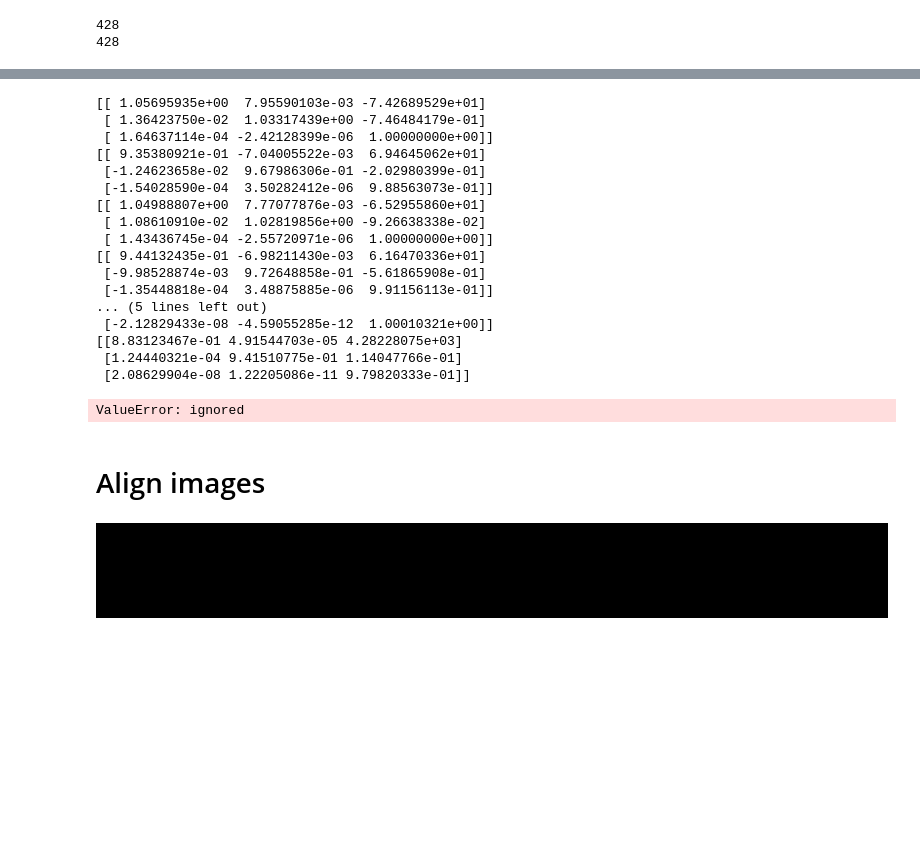
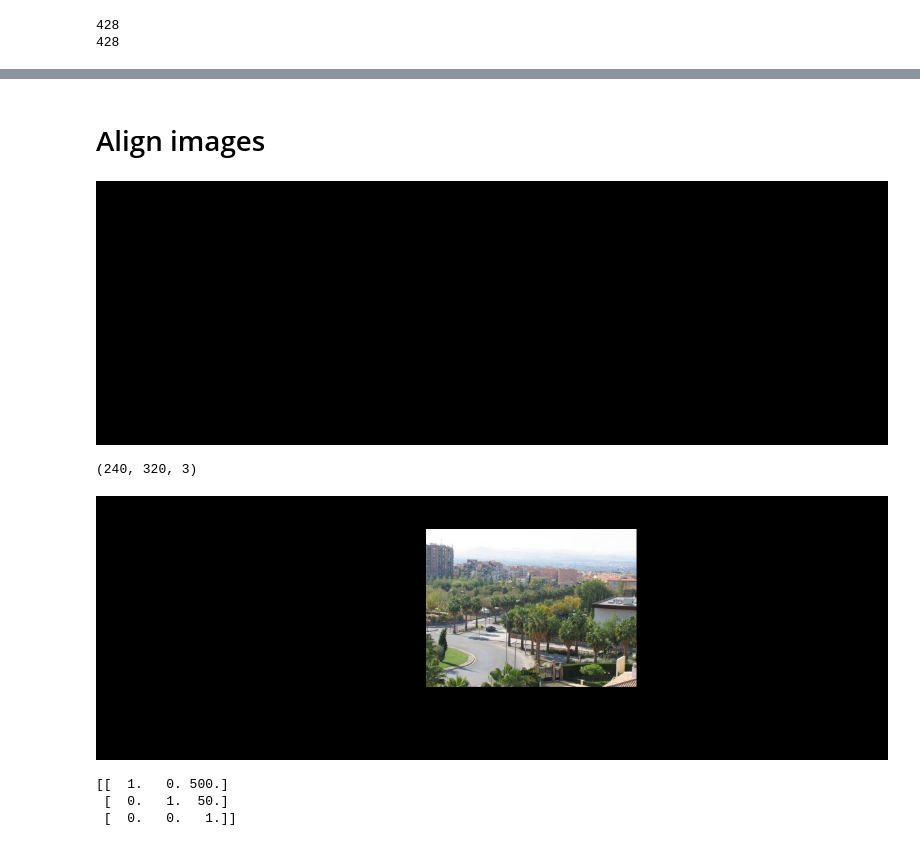
Before and after one commit to RoseSarlake/Computer-Vision, a Jupyter notebook: final.ipynb, the cells around one changed output, grey strips where cells are left out. Saved outputs shown, nothing was run; the diff lists cells and outputs as text; code cells hidden in the pictures; blank space fills up the shorter version.

```diff
--- a/final.ipynb
+++ b/final.ipynb
@@ -254,26 +267,0 @@ array([[1.10968901e+00, 6.18235468e-05, 4.84943480e+03],
-# %%
-print(myhomo[0])
-print(np.linalg.inv(myhomo[0]))
-print(myhomo[1])
-print(np.linalg.inv(myhomo[1]))
-print(myhomo[1]*myhomo[0])
-print(np.linalg.inv(myhomo[1]*myhomo[0]))
-print(np.multiply(np.linalg.inv(myhomo[0]),np.linalg.inv(myhomo[1])))
-# %% [output]
-[[ 1.05695935e+00  7.95590103e-03 -7.42689529e+01]
- [ 1.36423750e-02  1.03317439e+00 -7.46484179e-01]
- [ 1.64637114e-04 -2.42128399e-06  1.00000000e+00]]
-[[ 9.35380921e-01 -7.04005522e-03  6.94645062e+01]
- [-1.24623658e-02  9.67986306e-01 -2.02980399e-01]
- [-1.54028590e-04  3.50282412e-06  9.88563073e-01]]
-[[ 1.04988807e+00  7.77077876e-03 -6.52955860e+01]
- [ 1.08610910e-02  1.02819856e+00 -9.26638338e-02]
- [ 1.43436745e-04 -2.55720971e-06  1.00000000e+00]]
-[[ 9.44132435e-01 -6.98211430e-03  6.16470336e+01]
- [-9.98528874e-03  9.72648858e-01 -5.61865908e-01]
- [-1.35448818e-04  3.48875885e-06  9.91156113e-01]]
-... (5 lines left out)
- [-2.12829433e-08 -4.59055285e-12  1.00010321e+00]]
-[[8.83123467e-01 4.91544703e-05 4.28228075e+03]
- [1.24440321e-04 9.41510775e-01 1.14047766e-01]
- [2.08629904e-08 1.22205086e-11 9.79820333e-01]]
@@ -282,22 +268,27 @@ images[1].shape[0]
-# %%
-width = images[0].shape[1] + images[1].shape[1]
-height = images[0].shape[0] + images[1].shape[0]
-height, width = images[1].shape
-result = cv2.warpPerspective(trainImg, H, (width, height))
-result[0:queryImg.shape[0], 0:queryImg.shape[1]] = queryImg
-
-plt.figure(figsize=(20,10))
-plt.imshow(result)
-
-plt.axis('off')
-plt.show()
-# %% [output]
-ValueError: ignored
 # %% [markdown]
 # Align images
 # %%
 # create a big enough canvas
-canvas = np.zeros((360, 3000, 3),np.uint8)
+canvas = np.zeros((400, 1200, 3),np.uint8)
 cv2_imshow(canvas)
 # %% [output]
-[figure, old version]
+[figure, new version]
+# %%
+# put middle in the center
+# middle image size
+print(images[5].shape)
+# define the 4 corner points of the original and the location in canvas
+pts1 = np.array([[0,0],[320,0],[0,240],[320,240]])
+pts2 = np.array([[500,50],[820,50],[500,290],[820,290]])
+# find the homography between the middle image and canvas, here is a translation
+h, status = cv2.findHomography(pts1, pts2, cv2.RANSAC,1.0)
+# move the middle image to canvas
+temp = cv2.warpPerspective(images[5], h, (canvas.shape[1],canvas.shape[0]),borderMode=cv2.BORDER_TRANSPARENT)
+cv2_imshow(temp)
+print(h)
+# %% [output]
+(240, 320, 3)
+[figure, added]
+[[  1.   0. 500.]
+ [  0.   1.  50.]
+ [  0.   0.   1.]]
```
Also changed, not shown: parts of 37 cells of this notebook.
